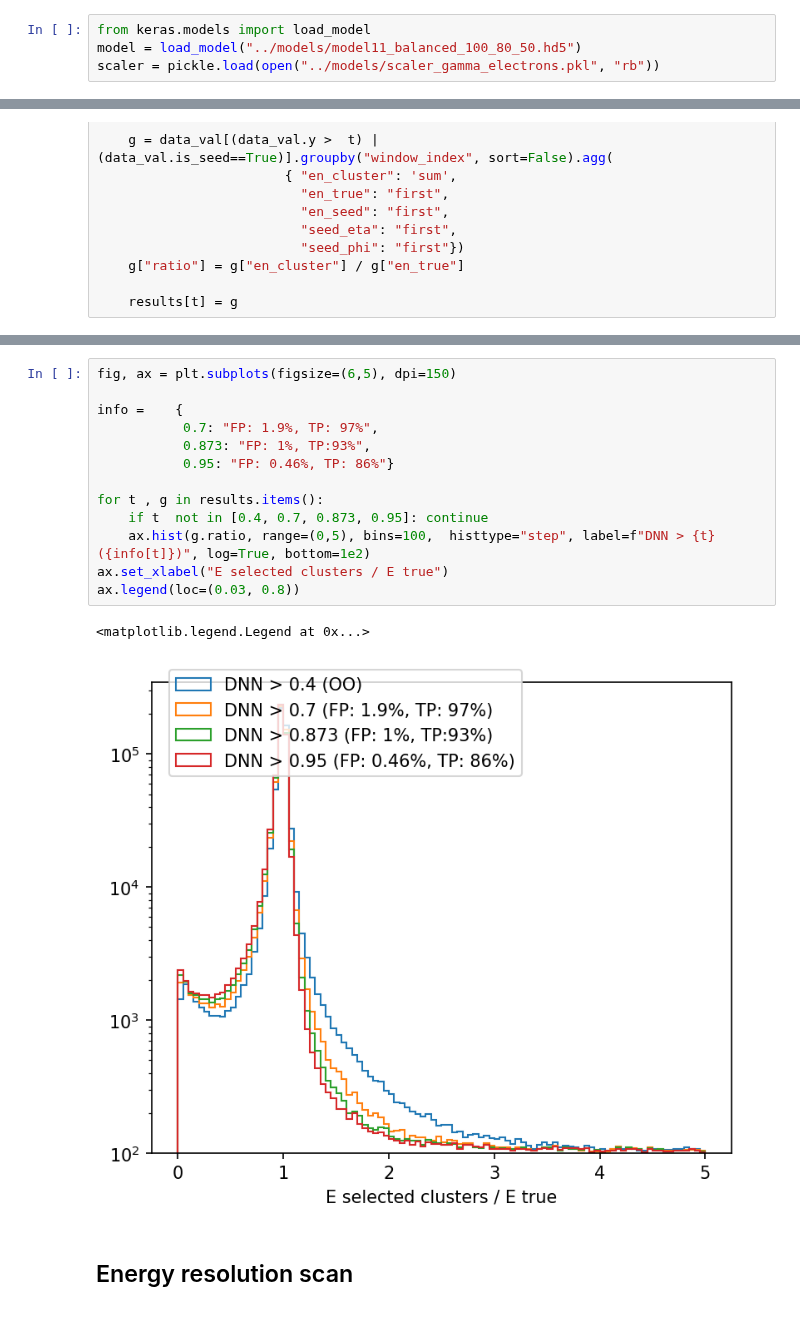
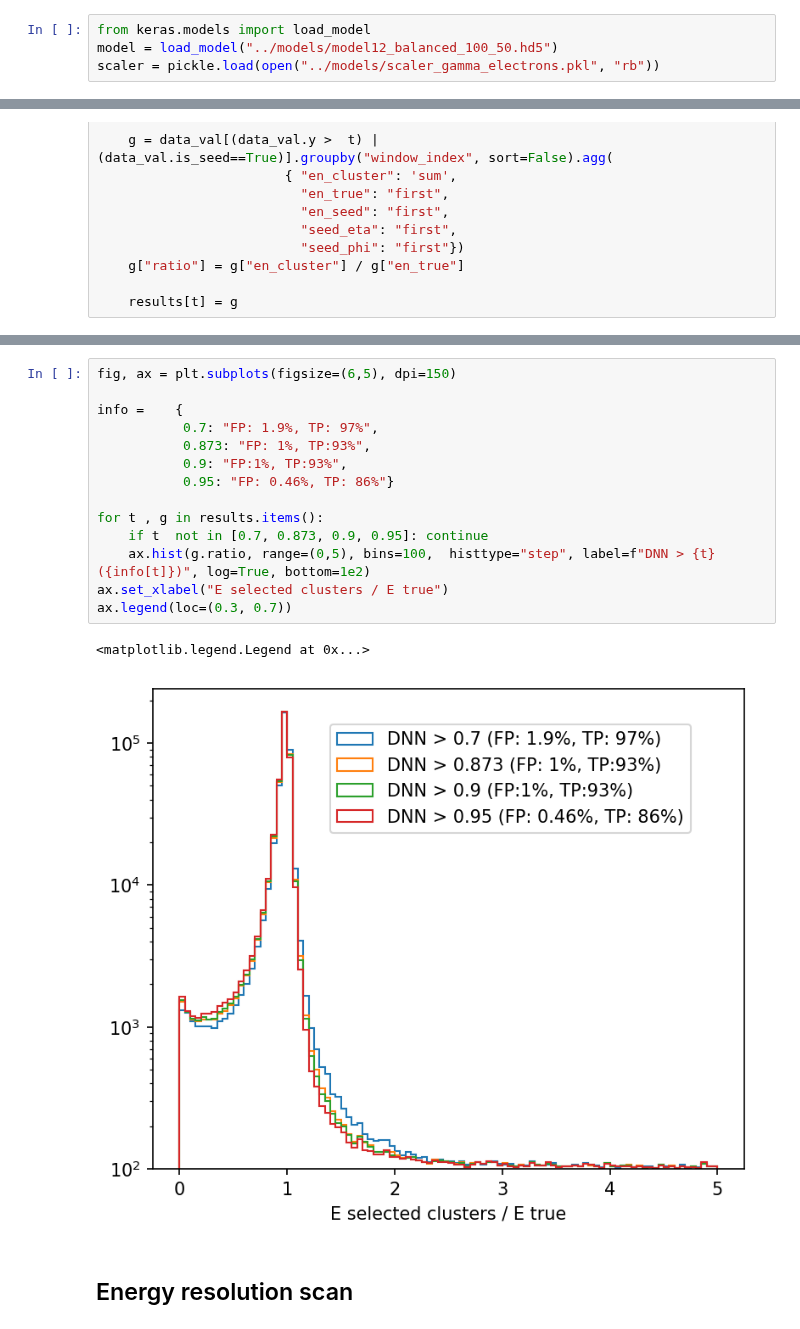
Before and after one commit to valsdav/DeepSuperCluster, a Jupyter notebook: Evaluation/ValidationPlots.ipynb, the cells around one changed output, grey strips where cells are left out. Drawn from its saved outputs; the diff is of its cells as text.

```diff
--- a/Evaluation/ValidationPlots.ipynb
+++ b/Evaluation/ValidationPlots.ipynb
@@ -16,5 +16,5 @@ mpl.rcParams["image.origin"] = 'lower'
 ## Load model
 # %%
 from keras.models import load_model
-model = load_model("../models/model11_balanced_100_80_50.hd5")
+model = load_model("../models/model12_balanced_100_50.hd5")
 scaler = pickle.load(open("../models/scaler_gamma_electrons.pkl", "rb"))
@@ -324,19 +314,20 @@ plt.legend()
 # %%
 fig, ax = plt.subplots(figsize=(6,5), dpi=150)
 
 info =    {
            0.7: "FP: 1.9%, TP: 97%",
            0.873: "FP: 1%, TP:93%",
+           0.9: "FP:1%, TP:93%",
            0.95: "FP: 0.46%, TP: 86%"}
 
 for t , g in results.items():
-    if t  not in [0.4, 0.7, 0.873, 0.95]: continue
+    if t  not in [0.7, 0.873, 0.9, 0.95]: continue
     ax.hist(g.ratio, range=(0,5), bins=100,  histtype="step", label=f"DNN > {t} ({info[t]})", log=True, bottom=1e2)
 ax.set_xlabel("E selected clusters / E true")
-ax.legend(loc=(0.03, 0.8))
+ax.legend(loc=(0.3, 0.7))
 # %% [output]
 <matplotlib.legend.Legend at 0x...>
-[figure, old version]
+[figure, new version]
 # %% [markdown]
 ## Energy resolution scan
 # %%
```
Also changed, not shown: parts of 14 cells of this notebook, 4 other files.
